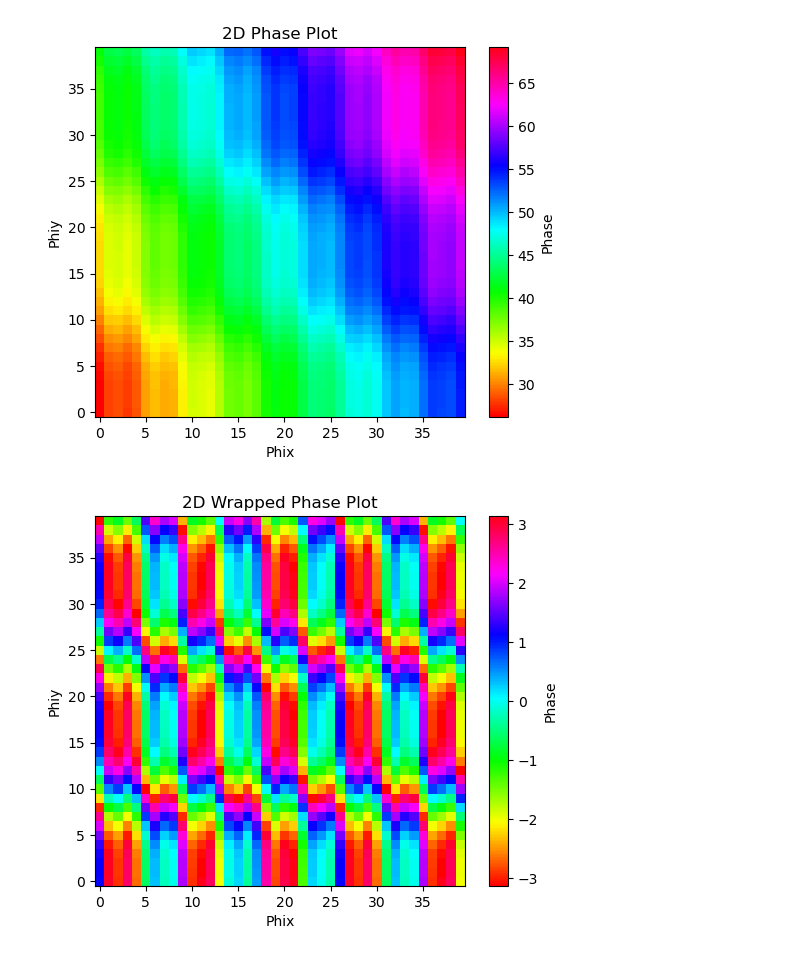
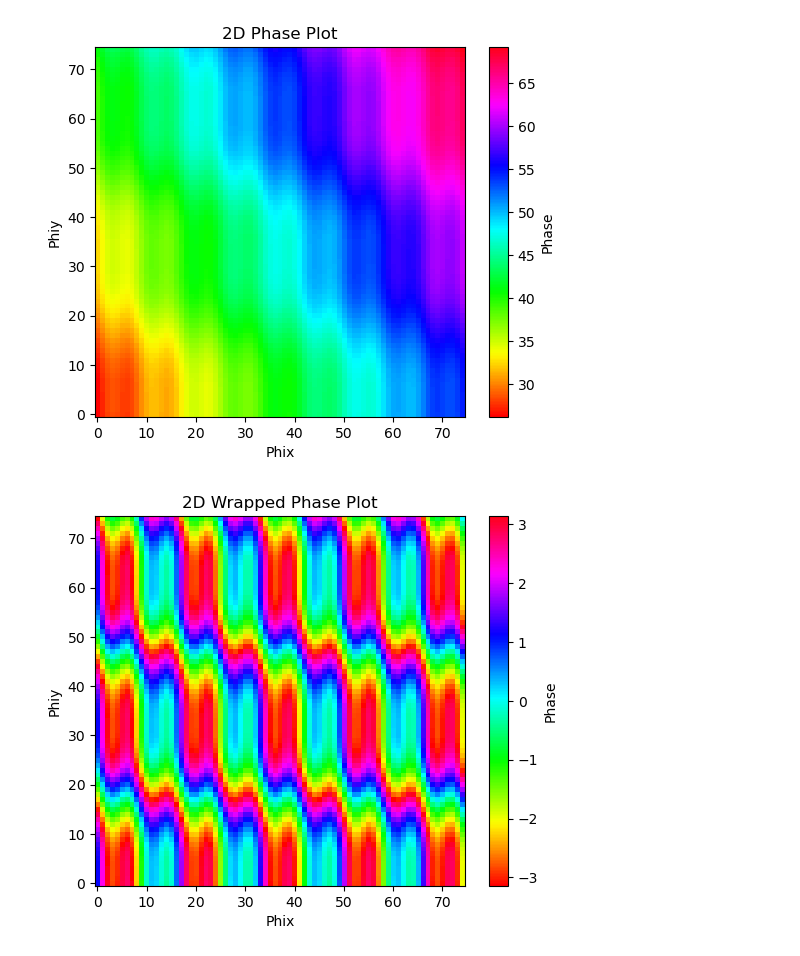
Before and after one commit to henrymorris120/Interferometry-and-Phase-Unwrapping-Research, a Jupyter notebook: basic_2d_example.ipynb, the cells around one changed output. Cells and saved outputs as stored; diff of their text form; code cells hidden in the pictures.

```diff
--- a/basic_2d_example.ipynb
+++ b/basic_2d_example.ipynb
@@ -10,8 +10,8 @@ def wrap_function(phi):
     return ( (phi + np.pi) % (2*np.pi) ) - np.pi
 # %%
 # create phase date for x and y direction
-M = 40
-N = 40
+M = 75
+N = 75
 phix = np.linspace(0, 9*np.pi, M) + (3*np.pi) + 3
 phiy = np.linspace(0, 5*np.pi, N) + (4*np.pi) + 1
 X, Y = np.meshgrid(phix, phiy)
@@ -159,8 +159,6 @@ plt.show()
 # now try sinudial with trend
 # create phase date for x and y direction
 # works
-M = 40
-N = 40
 phix = np.linspace(0, 9*np.pi, M) + (3*np.pi) + 3
 phiy = np.linspace(0, 5*np.pi, N) + (4*np.pi) + 1
 X, Y = np.meshgrid(phix, phiy)
@@ -168,32 +166,32 @@ trend = np.cos(Y) + np.sin(2*X)
 phi = X + Y + trend
 
 # Create the phase plot (source Chat GPT for the below code)
 plt.imshow(phi, cmap='hsv', origin='lower')
 plt.colorbar(label='Phase')
 plt.xlabel('Phix')
 plt.ylabel('Phiy')
 plt.title('2D Phase Plot')
 plt.show()
 
 # wrapped numbers
 psi = wrap_function(phi)
 
 plt.imshow(psi, cmap='hsv', origin='lower')
 plt.colorbar(label='Phase')
 plt.xlabel('Phix')
 plt.ylabel('Phiy')
 plt.title('2D Wrapped Phase Plot')
 plt.show()
 
 # unwrapped
 reconstructed_phi = solve_D2_MLE_2D(psi, Fx, Fy)
 reconstructed_phi = reconstructed_phi.reshape(M,N)
 plt.imshow(reconstructed_phi, cmap='hsv', origin='lower')
 plt.colorbar(label='Phase')
 plt.xlabel('Phix')
 plt.ylabel('Phiy')
 plt.title('2D MLE Phase Plot')
 plt.show()
 # %% [output]
-[figure, old version]
+[figure, new version]
-[figure, old version]
+[figure, new version]
```
Also changed, not shown: parts of 6 cells of this notebook.
